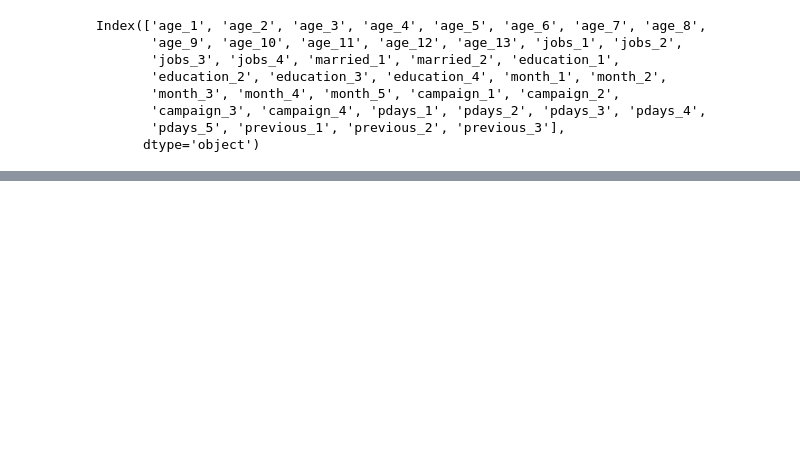
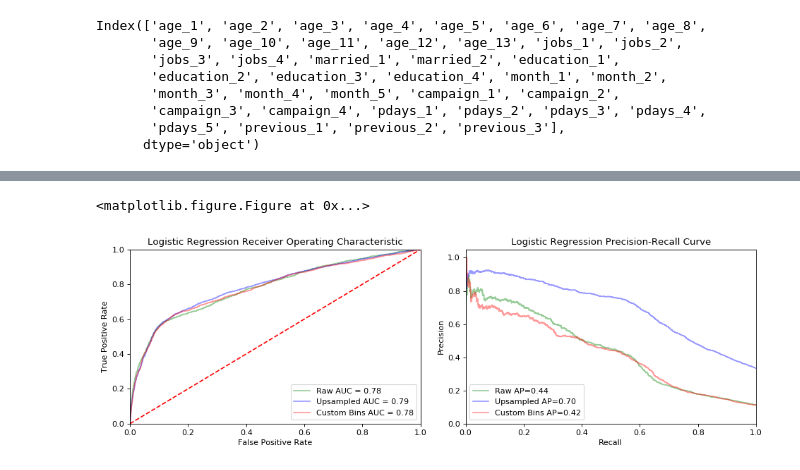
Before and after one commit to kcalab92/Springboard-DataScience, a Jupyter notebook: Bank Loan Subscription/Model.1.ipynb, the cells around one changed output, grey strips where cells are left out. Cells and saved outputs as stored; diff of their text form; code cells hidden in the pictures; blank space fills up the shorter version.

```diff
--- a/Bank Loan Subscription/Model.1.ipynb
+++ b/Bank Loan Subscription/Model.1.ipynb
@@ -153,0 +556,3 @@ X_train.iloc[:,7:59] = X_train.iloc[:,7:59].astype(int)
+# %%
+y_train_cb.drop('index', axis=1, inplace=True)
+y_train_cb = y_train_cb.values.ravel()
@@ -153,0 +574,8 @@ X_train.iloc[:,7:59] = X_train.iloc[:,7:59].astype(int)
+# %%
+lr = LogisticRegression()
+lr.fit(X_train_us, y_train_us)
+train_score = lr.score(X_train_us, y_train_us)
+print("Train: {}".format(train_score))
+
+test_score = lr.score(X_test_us, y_test_us)
+print("Test: {}".format(test_score))
@@ -153,0 +585,8 @@ X_train.iloc[:,7:59] = X_train.iloc[:,7:59].astype(int)
+# %%
+lr = LogisticRegression()
+lr.fit(X_train_cb, y_train_cb)
+train_score_cb = lr.score(X_train_cb, y_train_cb)
+print("Train: {}".format(train_score_cb))
+
+test_score_cb = lr.score(X_test_cb, y_test_cb)
+print("Test: {}".format(test_score_cb))
@@ -154,3 +794,48 @@ X_train.iloc[:,7:59] = X_train.iloc[:,7:59].astype(int)
+# %%
+plt.gcf().clear()
+
+plt.figure(num=None, figsize=(12, 4), dpi=80, facecolor='w', edgecolor='k')
+
+plt.subplot(1,2,2)
+
+plt.step(recall_lr, precision_lr, color='g', alpha=0.4,
+         where='post', label = 'Raw AP={0:0.2f}'.format(
+          average_precision_lr))
+
+plt.step(recall_lr_us, precision_lr_us, color='b', alpha=0.4,
+         where='post', label = 'Upsampled AP={0:0.2f}'.format(
+          average_precision_lr_us))
+
+plt.step(recall_lr_cb, precision_lr_cb, color='r', alpha=0.4,
+         where='post', label = 'Custom Bins AP={0:0.2f}'.format(
+          average_precision_lr_cb))
+
+plt.xlabel('Recall')
+plt.ylabel('Precision')
+plt.ylim([0.0, 1.05])
+plt.xlim([0.0, 1.0])
+plt.title('Logistic Regression Precision-Recall Curve')
+plt.legend(loc = 'lower left')
+
+plt.subplot(1,2,1)
+
+plt.title('Logistic Regression Receiver Operating Characteristic')
+plt.plot(fpr_lr, tpr_lr, 'g', label = 'Raw AUC = %0.2f' % roc_auc_lr, alpha=0.4)
+plt.plot(fpr_lr_us, tpr_lr_us, 'b', label = 'Upsampled AUC = %0.2f' % roc_auc_lr_us, alpha=0.4)
+plt.plot(fpr_lr_cb, tpr_lr_cb, 'r', label = 'Custom Bins AUC = %0.2f' % roc_auc_lr_cb, alpha=0.4)
+
+plt.legend(loc = 'lower right')
+plt.plot([0, 1], [0, 1],'r--')
+plt.xlim([0, 1])
+plt.ylim([0, 1])
+plt.ylabel('True Positive Rate')
+plt.xlabel('False Positive Rate')
+
+plt.tight_layout()
+plt.show()
+# %% [output]
+<matplotlib.figure.Figure at 0x...>
+[figure, added]
 # %%
 rfc = RandomForestClassifier(random_state=0)
 # %%
```
Also changed, not shown: parts of 96 cells of this notebook.
